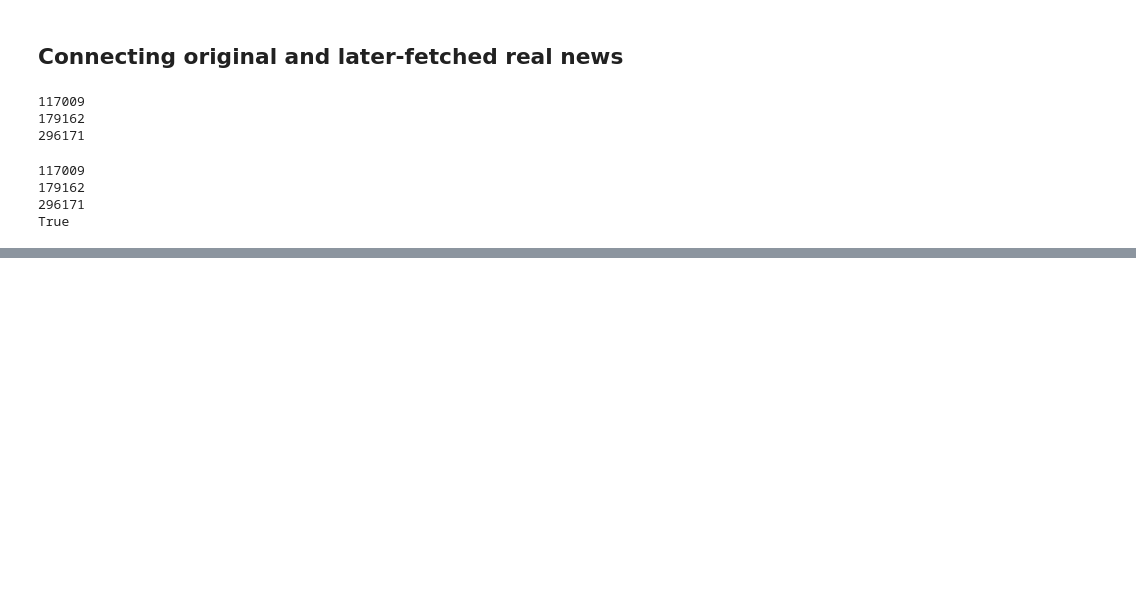
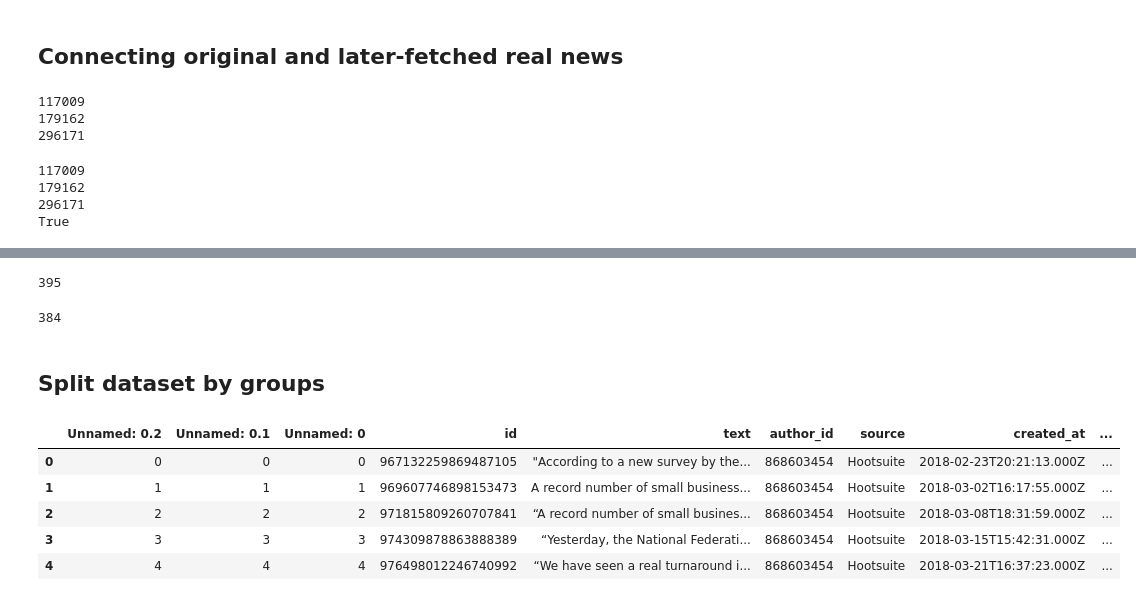
Before and after one commit to xid-er/Fake-News-Detection, a Jupyter notebook: src/helpers.ipynb, the cells around one changed output, grey strips where cells are left out. Cells and saved outputs as stored; diff of their text form; code cells hidden in the pictures; blank space fills up the shorter version.

```diff
--- a/src/helpers.ipynb
+++ b/src/helpers.ipynb
@@ -117,0 +239,20 @@ True
+# %%
+real["article_id"].nunique()
+# %% [output]
+395
+# %%
+fake["article_id"].nunique()
+# %% [output]
+384
+# %% [markdown]
+## Split dataset by groups
+# %%
+real = pd.read_csv("real_with_article.csv")
+real.head()
+# %% [output]
+|  | Unnamed: 0.2 | Unnamed: 0.1 | Unnamed: 0 | id | text | author_id | source | created_at | ... |
+| 0 | 0 | 0 | 0 | 967132259869487105 | "According to a new survey by the... | 868603454 | Hootsuite | 2018-02-23T20:21:13.000Z | ... |
+| 1 | 1 | 1 | 1 | 969607746898153473 | A record number of small business... | 868603454 | Hootsuite | 2018-03-02T16:17:55.000Z | ... |
+| 2 | 2 | 2 | 2 | 971815809260707841 | “A record number of small busines... | 868603454 | Hootsuite | 2018-03-08T18:31:59.000Z | ... |
+| 3 | 3 | 3 | 3 | 974309878863888389 | “Yesterday, the National Federati... | 868603454 | Hootsuite | 2018-03-15T15:42:31.000Z | ... |
+| 4 | 4 | 4 | 4 | 976498012246740992 | “We have seen a real turnaround i... | 868603454 | Hootsuite | 2018-03-21T16:37:23.000Z | ... |
```
Also changed, not shown: parts of 14 cells of this notebook, 3 other files.
